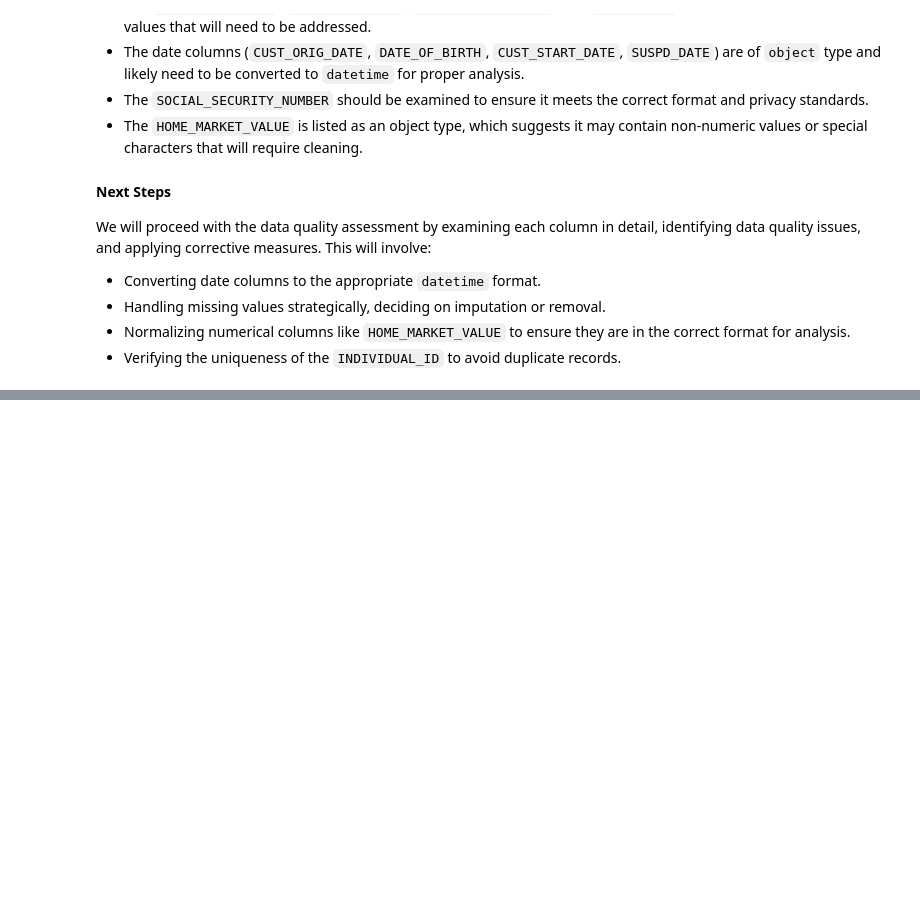
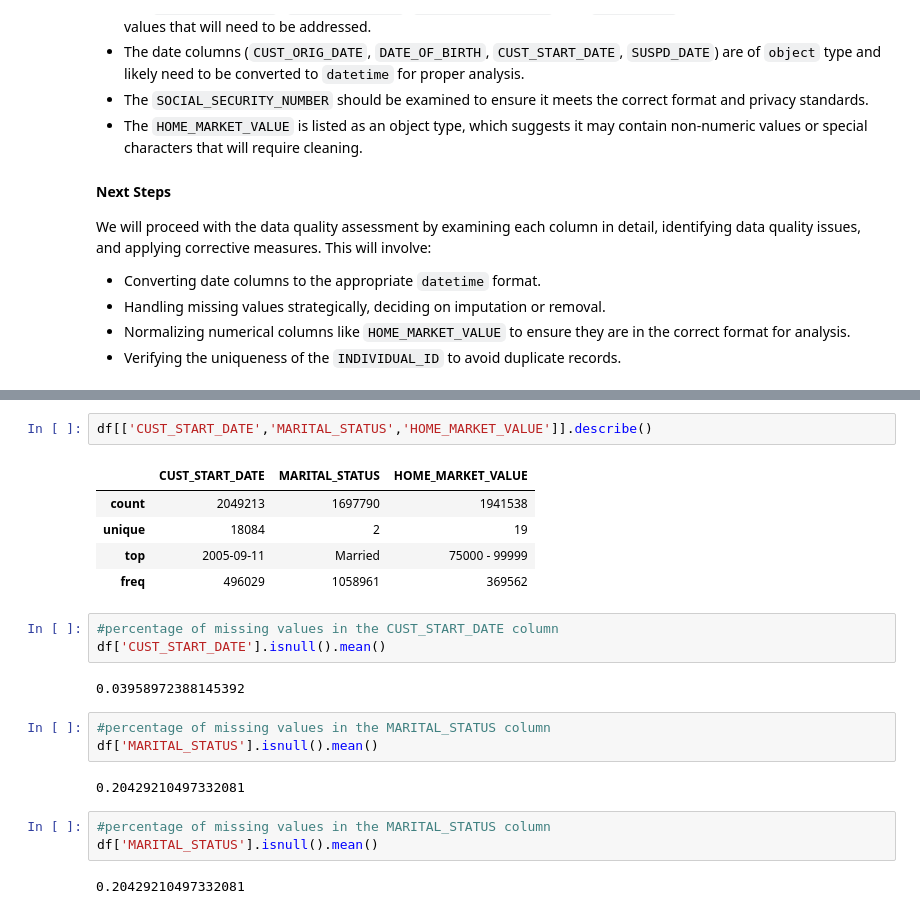
Before and after one commit to fabrizi0rigodanz0/Insurance_Analysis_ML, a Jupyter notebook: notebook.ipynb, the cells around one changed output, grey strips where cells are left out. Drawn from its saved outputs; the diff is of its cells as text; blank space fills up the shorter version.

```diff
--- a/notebook.ipynb
+++ b/notebook.ipynb
@@ -386,0 +409,23 @@ We will proceed with the data quality assessment by examining each column in det
+# %%
+df[['CUST_START_DATE','MARITAL_STATUS','HOME_MARKET_VALUE']].describe()
+# %% [output]
+|  | CUST_START_DATE | MARITAL_STATUS | HOME_MARKET_VALUE |
+| count | 2049213 | 1697790 | 1941538 |
+| unique | 18084 | 2 | 19 |
+| top | 2005-09-11 | Married | 75000 - 99999 |
+| freq | 496029 | 1058961 | 369562 |
+# %%
+#percentage of missing values in the CUST_START_DATE column
+df['CUST_START_DATE'].isnull().mean()
+# %% [output]
+0.03958972388145392
+# %%
+#percentage of missing values in the MARITAL_STATUS column
+df['MARITAL_STATUS'].isnull().mean()
+# %% [output]
+0.20429210497332081
+# %%
+#percentage of missing values in the MARITAL_STATUS column
+df['MARITAL_STATUS'].isnull().mean()
+# %% [output]
+0.20429210497332081
```
Also changed, not shown: parts of 12 cells of this notebook.
